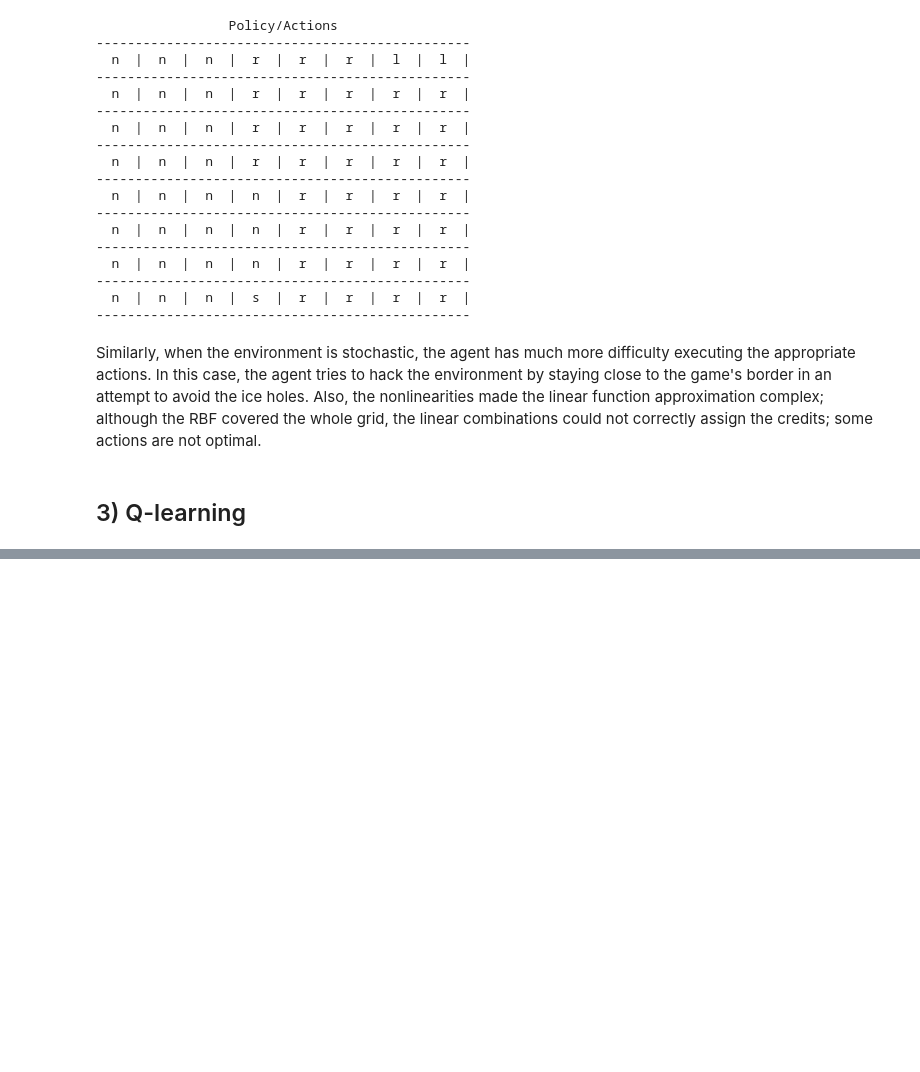
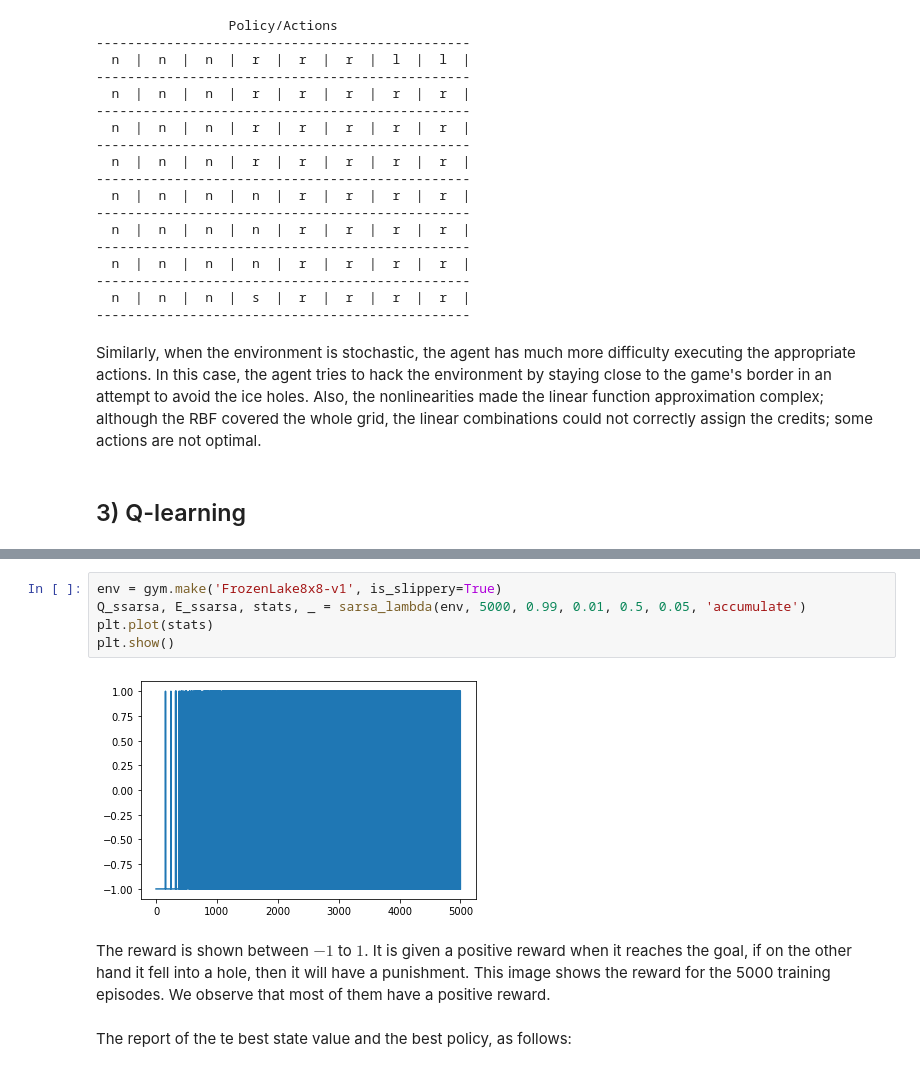
Before and after one commit to thurbridi/mo436-project-1, a Jupyter notebook: notebooks/project_1.ipynb, the cells around one changed output, grey strips where cells are left out. Saved outputs shown, nothing was run; the diff lists cells and outputs as text; blank space fills up the shorter version.

```diff
--- a/notebooks/project_1.ipynb
+++ b/notebooks/project_1.ipynb
@@ -447,0 +683,11 @@ Similarly, when the environment is stochastic, the agent has much more difficult
+# %%
+env = gym.make('FrozenLake8x8-v1', is_slippery=True)
+Q_ssarsa, E_ssarsa, stats, _ = sarsa_lambda(env, 5000, 0.99, 0.01, 0.5, 0.05, 'accumulate')
+plt.plot(stats)
+plt.show()
+# %% [output]
+[figure, added]
+# %% [markdown]
+The reward is shown between $-1$ to $1$. It is given a positive reward when it reaches the goal, if on the other hand it fell into a hole, then it will have a punishment. This image shows the reward for the 5000 training episodes. We observe that most of them have a positive reward.
+# %% [markdown]
+The report of the te best state value and the best policy, as follows:
```
Also changed, not shown: parts of 56 cells of this notebook, 10 other files.
